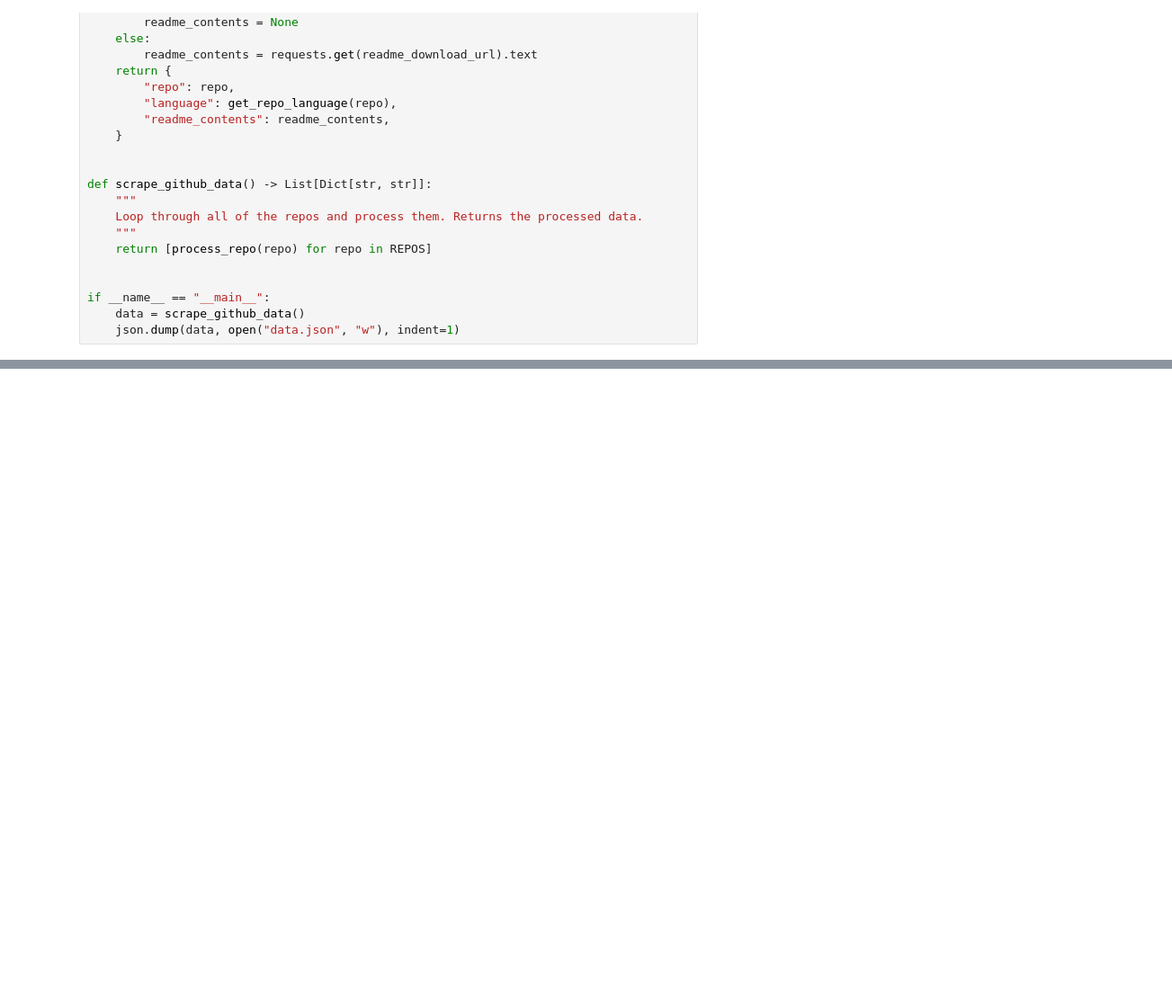
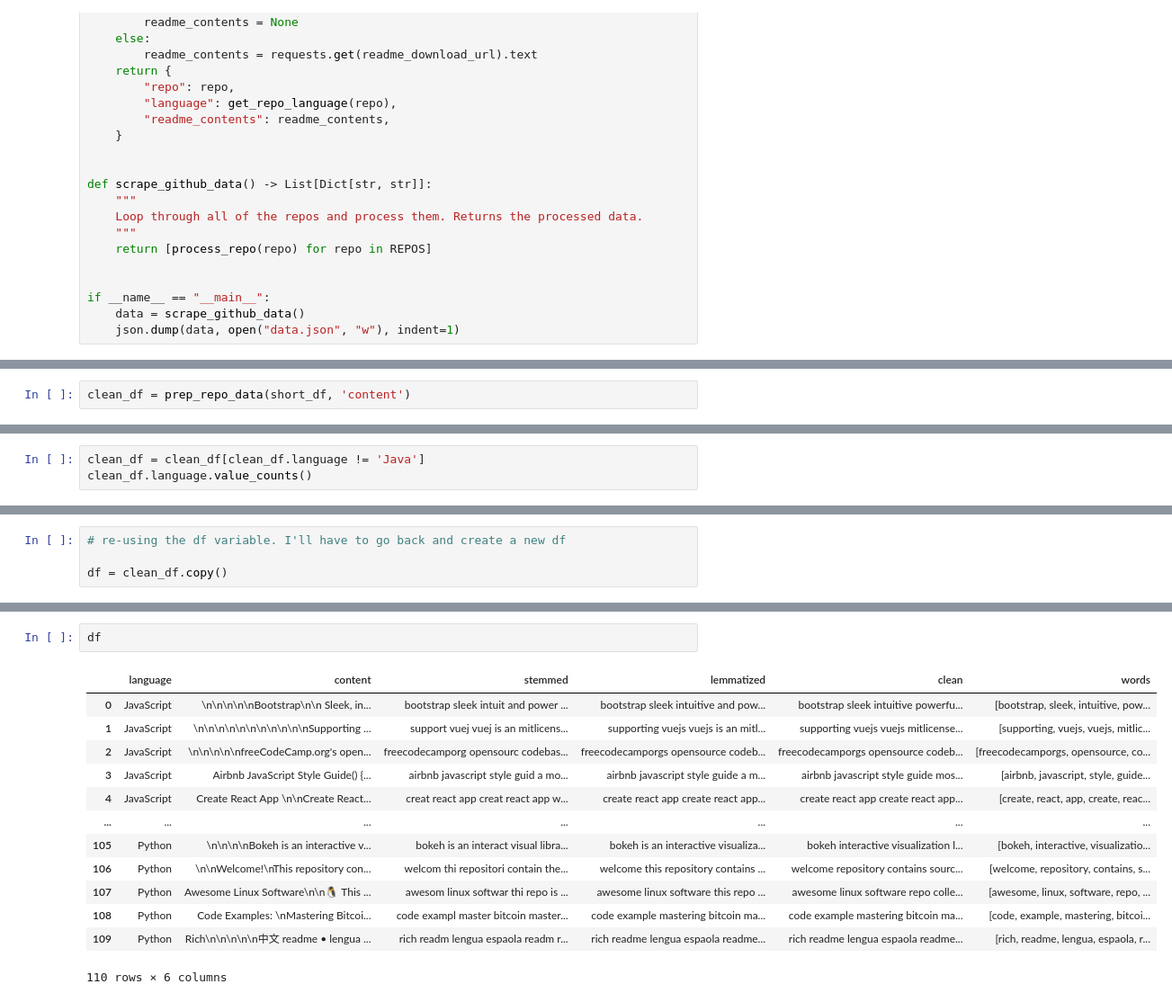
Before and after one commit to Brandon-Martinez27/nlp_project, a Jupyter notebook: acquire_nlp.ipynb, the cells around one changed output, grey strips where cells are left out. Shown at 90% size. Cells and saved outputs as stored; diff of their text form; blank space fills up the shorter version.

```diff
--- a/acquire_nlp.ipynb
+++ b/acquire_nlp.ipynb
@@ -388,0 +542,2 @@ if __name__ == "__main__":
+# %%
+clean_df = prep_repo_data(short_df, 'content')
@@ -388,0 +560,3 @@ if __name__ == "__main__":
+# %%
+clean_df = clean_df[clean_df.language != 'Java']
+clean_df.language.value_counts()
@@ -388,0 +567,4 @@ if __name__ == "__main__":
+# %%
+# re-using the df variable. I'll have to go back and create a new df
+
+df = clean_df.copy()
@@ -388,0 +671,16 @@ if __name__ == "__main__":
+# %%
+df
+# %% [output]
+|  | language | content | stemmed | lemmatized | clean | words |
+| 0 | JavaScript | \n\n\n\n\nBootstrap\n\n Sleek, in... | bootstrap sleek intuit and power ... | bootstrap sleek intuitive and pow... | bootstrap sleek intuitive powerfu... | [bootstrap, sleek, intuitive, pow... |
+| 1 | JavaScript | \n\n\n\n\n\n\n\n\n\n\nSupporting ... | support vuej vuej is an mitlicens... | supporting vuejs vuejs is an mitl... | supporting vuejs vuejs mitlicense... | [supporting, vuejs, vuejs, mitlic... |
+| 2 | JavaScript | \n\n\n\n\nfreeCodeCamp.org's open... | freecodecamporg opensourc codebas... | freecodecamporgs opensource codeb... | freecodecamporgs opensource codeb... | [freecodecamporgs, opensource, co... |
+| 3 | JavaScript | Airbnb JavaScript Style Guide() {... | airbnb javascript style guid a mo... | airbnb javascript style guide a m... | airbnb javascript style guide mos... | [airbnb, javascript, style, guide... |
+| 4 | JavaScript | Create React App \n\nCreate React... | creat react app creat react app w... | create react app create react app... | create react app create react app... | [create, react, app, create, reac... |
+| ... | ... | ... | ... | ... | ... | ... |
+| 105 | Python | \n\n\n\nBokeh is an interactive v... | bokeh is an interact visual libra... | bokeh is an interactive visualiza... | bokeh interactive visualization l... | [bokeh, interactive, visualizatio... |
+| 106 | Python | \n\nWelcome!\nThis repository con... | welcom thi repositori contain the... | welcome this repository contains ... | welcome repository contains sourc... | [welcome, repository, contains, s... |
+| 107 | Python | Awesome Linux Software\n\n🐧 This ... | awesom linux softwar thi repo is ... | awesome linux software this repo ... | awesome linux software repo colle... | [awesome, linux, software, repo, ... |
+| 108 | Python | Code Examples: \nMastering Bitcoi... | code exampl master bitcoin master... | code example mastering bitcoin ma... | code example mastering bitcoin ma... | [code, example, mastering, bitcoi... |
+| 109 | Python | Rich\n\n\n\n\n中文 readme • lengua ... | rich readm lengua espaola readm r... | rich readme lengua espaola readme... | rich readme lengua espaola readme... | [rich, readme, lengua, espaola, r... |
+110 rows × 6 columns
```
Also changed, not shown: parts of 57 cells of this notebook.
